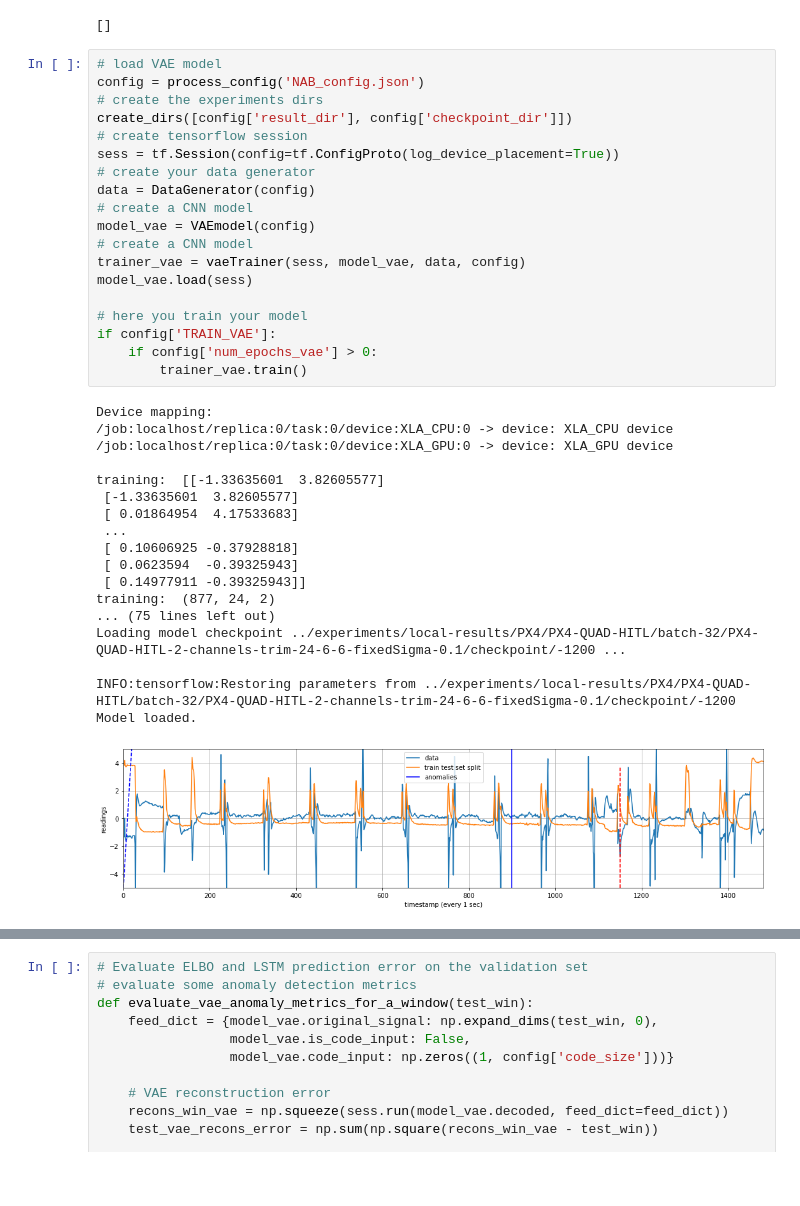
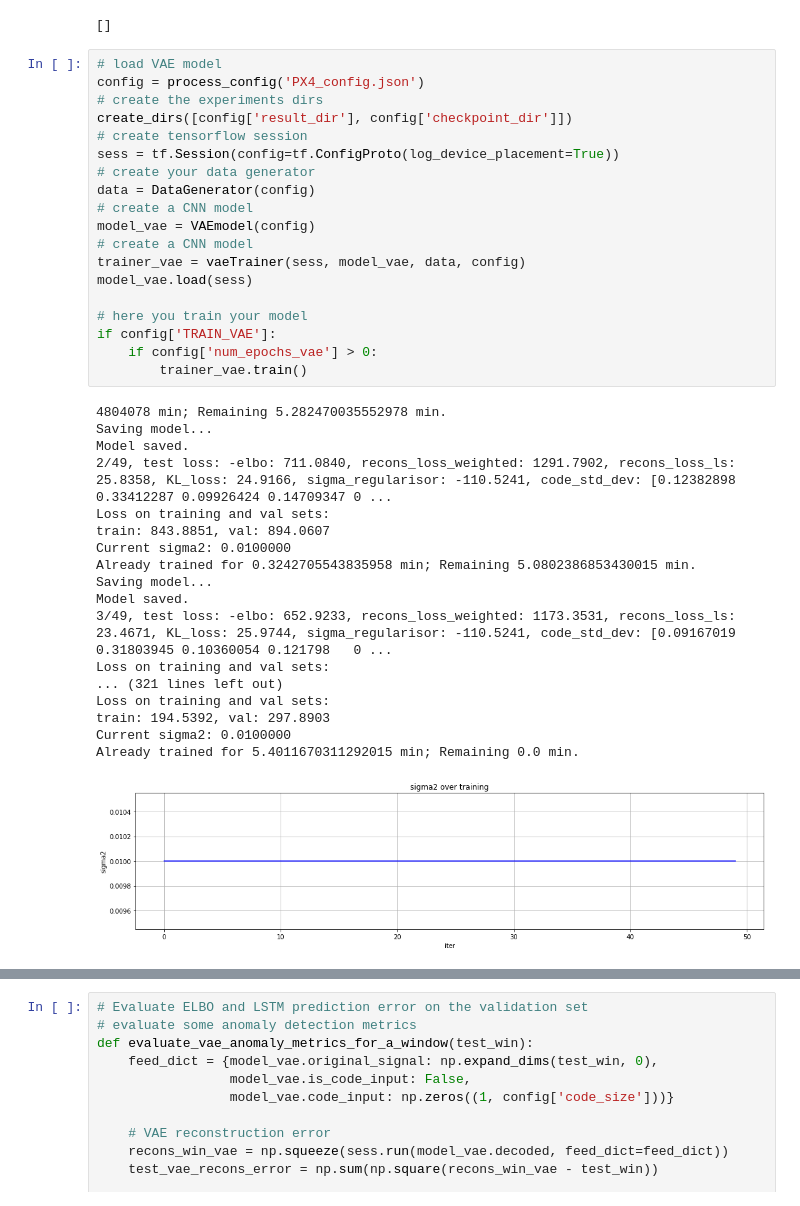
Before and after one commit to spokV/VAE-LSTM-for-anomaly-detection, a Jupyter notebook: codes/NAB-anomaly-detection.ipynb, the cells around one changed output, grey strips where cells are left out. Saved outputs shown, nothing was run; the diff lists cells and outputs as text; blank space fills up the shorter version.

```diff
--- a/codes/NAB-anomaly-detection.ipynb
+++ b/codes/NAB-anomaly-detection.ipynb
@@ -49,42 +50,42 @@ print(get_available_gpus())
 []
 # %%
 # load VAE model
-config = process_config('NAB_config.json')
+config = process_config('PX4_config.json')
 # create the experiments dirs
 create_dirs([config['result_dir'], config['checkpoint_dir']])
 # create tensorflow session
 sess = tf.Session(config=tf.ConfigProto(log_device_placement=True))
 # create your data generator
 data = DataGenerator(config)
 # create a CNN model
 model_vae = VAEmodel(config)
 # create a CNN model
 trainer_vae = vaeTrainer(sess, model_vae, data, config)
 model_vae.load(sess)
 
 # here you train your model
 if config['TRAIN_VAE']:
     if config['num_epochs_vae'] > 0:
         trainer_vae.train()
 # %% [output]
-Device mapping:
-/job:localhost/replica:0/task:0/device:XLA_CPU:0 -> device: XLA_CPU device
-/job:localhost/replica:0/task:0/device:XLA_GPU:0 -> device: XLA_GPU device
-
-training:  [[-1.33635601  3.82605577]
- [-1.33635601  3.82605577]
- [ 0.01864954  4.17533683]
- ...
- [ 0.10606925 -0.37928818]
- [ 0.0623594  -0.39325943]
- [ 0.14977911 -0.39325943]]
-training:  (877, 24, 2)
-... (75 lines left out)
-Loading model checkpoint ../experiments/local-results/PX4/PX4-QUAD-HITL/batch-32/PX4-QUAD-HITL-2-channels-trim-24-6-6-fixedSigma-0.1/checkpoint/-1200 ...
-
-INFO:tensorflow:Restoring parameters from ../experiments/local-results/PX4/PX4-QUAD-HITL/batch-32/PX4-QUAD-HITL-2-channels-trim-24-6-6-fixedSigma-0.1/checkpoint/-1200
-Model loaded.
+4804078 min; Remaining 5.282470035552978 min.
+Saving model...
+Model saved.
+2/49, test loss: -elbo: 711.0840, recons_loss_weighted: 1291.7902, recons_loss_ls: 25.8358, KL_loss: 24.9166, sigma_regularisor: -110.5241, code_std_dev: [0.12382898 0.33412287 0.09926424 0.14709347 0 ...
+Loss on training and val sets:
+train: 843.8851, val: 894.0607
+Current sigma2: 0.0100000
+Already trained for 0.3242705543835958 min; Remaining 5.0802386853430015 min.
+Saving model...
+Model saved.
+3/49, test loss: -elbo: 652.9233, recons_loss_weighted: 1173.3531, recons_loss_ls: 23.4671, KL_loss: 25.9744, sigma_regularisor: -110.5241, code_std_dev: [0.09167019 0.31803945 0.10360054 0.121798   0 ...
+Loss on training and val sets:
+... (321 lines left out)
+Loss on training and val sets:
+train: 194.5392, val: 297.8903
+Current sigma2: 0.0100000
+Already trained for 5.4011670311292015 min; Remaining 0.0 min.
-[figure, old version]
+[figure, new version]
 # %%
 # load LSTM model
 lstm_model = lstmKerasModel(data)
```
Also changed, not shown: parts of 11 cells of this notebook, 16 other files.
